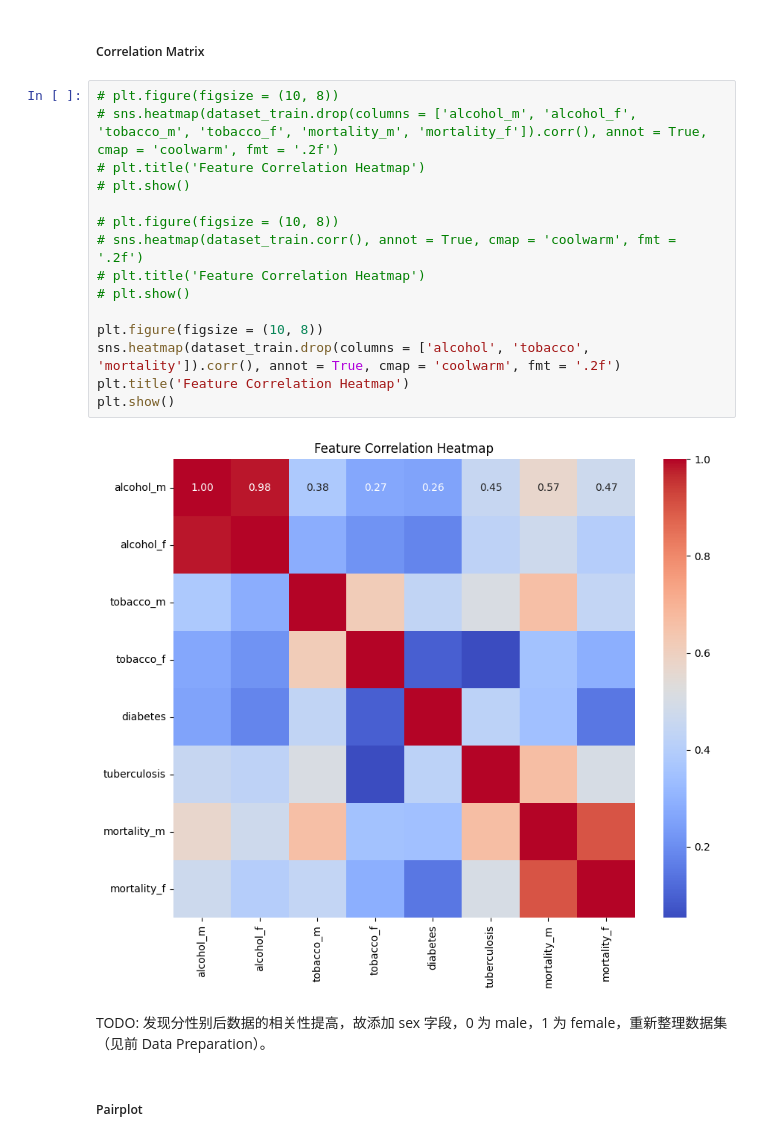
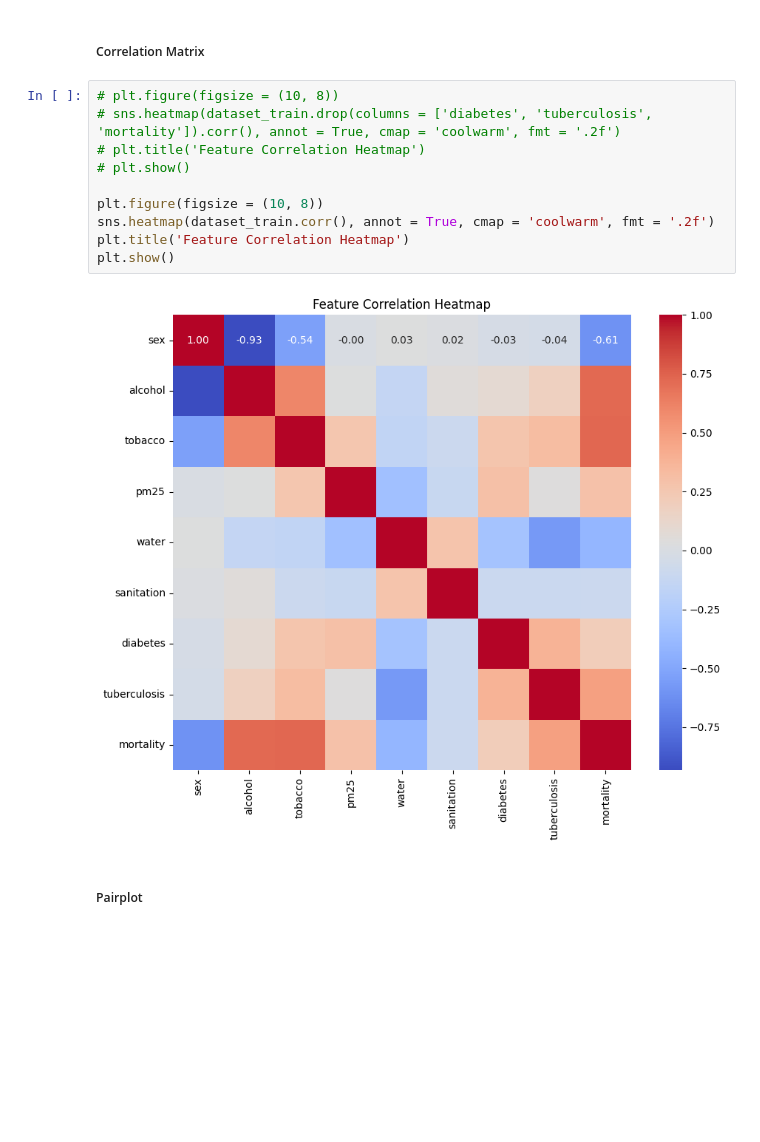
Before and after one commit to Gralerfics/SLDS_Project_OpenStudy, a Jupyter notebook: src/main.ipynb, the cells around one changed output. Saved outputs shown, nothing was run; the diff lists cells and outputs as text; blank space fills up the shorter version.

Commit message:
feat(data): add some features.

```diff
--- a/src/main.ipynb
+++ b/src/main.ipynb
@@ -125,23 +145,16 @@ dataset_test_mf = add_sex_dummy_variable(dataset_test)
 ##### Correlation Matrix
 # %%
 # plt.figure(figsize = (10, 8))
-# sns.heatmap(dataset_train.drop(columns = ['alcohol_m', 'alcohol_f', 'tobacco_m', 'tobacco_f', 'mortality_m', 'mortality_f']).corr(), annot = True, cmap = 'coolwarm', fmt = '.2f')
-# plt.title('Feature Correlation Heatmap')
-# plt.show()
-
-# plt.figure(figsize = (10, 8))
-# sns.heatmap(dataset_train.corr(), annot = True, cmap = 'coolwarm', fmt = '.2f')
+# sns.heatmap(dataset_train.drop(columns = ['diabetes', 'tuberculosis', 'mortality']).corr(), annot = True, cmap = 'coolwarm', fmt = '.2f')
 # plt.title('Feature Correlation Heatmap')
 # plt.show()
 
 plt.figure(figsize = (10, 8))
-sns.heatmap(dataset_train.drop(columns = ['alcohol', 'tobacco', 'mortality']).corr(), annot = True, cmap = 'coolwarm', fmt = '.2f')
+sns.heatmap(dataset_train.corr(), annot = True, cmap = 'coolwarm', fmt = '.2f')
 plt.title('Feature Correlation Heatmap')
 plt.show()
 # %% [output]
-[figure, old version]
+[figure, new version]
-# %% [markdown]
-TODO: 发现分性别后数据的相关性提高，故添加 sex 字段，0 为 male，1 为 female，重新整理数据集（见前 Data Preparation）。
 # %% [markdown]
 ##### Pairplot
 # %%
```
Also changed, not shown: parts of 11 cells of this notebook, 14 other files.
